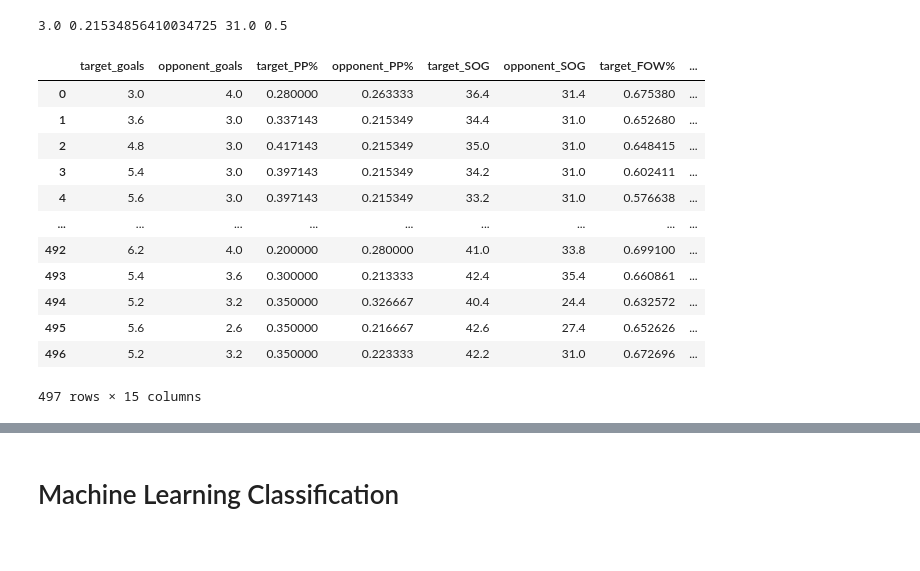
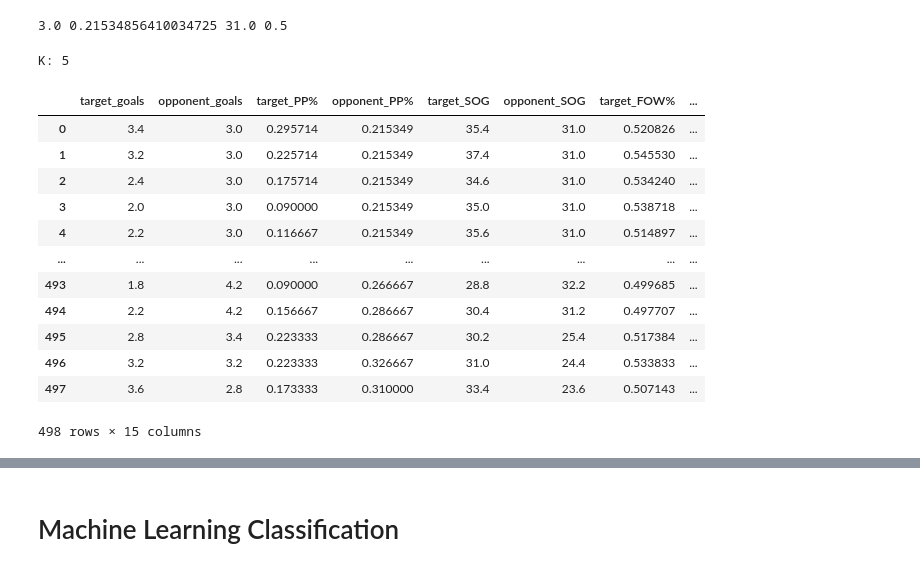
Before and after one commit to caleb-stewart/WHL-Game-Predictor, a Jupyter notebook: WHL_Win_Predictor.ipynb, the cells around one changed output, grey strips where cells are left out. Cells and saved outputs as stored; diff of their text form; code cells hidden in the pictures.

```diff
--- a/WHL_Win_Predictor.ipynb
+++ b/WHL_Win_Predictor.ipynb
@@ -192,0 +197,12 @@ dataset.to_csv('All_teams_WHL_stats.csv')
+# %%
+# We want to do a GET request getting the next games played
+# Maybe store this information within an [] of (Home Team, Visiting Team)
+
+# Then get a DF and train the model on both teams playing
+
+next_games_response = get_game_ids(game_id_url_func(1, 0))
+next_games = []
+for game in next_games_response:
+  next_games.append((game['HomeLongName'], game["VisitorLongName"]))
+
+print(next_games)
@@ -203,7 +221,7 @@ print(default_goals, default_ppp, default_sog, default_fowp)
 # %% [output]
 3.0 0.21534856410034725 31.0 0.5
 # %%
-def get_opponent_stats(dataset, queue, opponent_name):
+def get_opponent_stats(dataset, queue, opponent_name, row):
   opponent_goals = 0
   opponent_ppp = 0
   opponent_fowp = 0
@@ -331,16 +367,32 @@ for index, row in dataset.iterrows():
-# %%
-display(target_df)
-# %% [output]
-|  | target_goals | opponent_goals | target_PP% | opponent_PP% | target_SOG | opponent_SOG | target_FOW% | ... |
-| 0 | 3.0 | 4.0 | 0.280000 | 0.263333 | 36.4 | 31.4 | 0.675380 | ... |
-| 1 | 3.6 | 3.0 | 0.337143 | 0.215349 | 34.4 | 31.0 | 0.652680 | ... |
-| 2 | 4.8 | 3.0 | 0.417143 | 0.215349 | 35.0 | 31.0 | 0.648415 | ... |
-| 3 | 5.4 | 3.0 | 0.397143 | 0.215349 | 34.2 | 31.0 | 0.602411 | ... |
-| 4 | 5.6 | 3.0 | 0.397143 | 0.215349 | 33.2 | 31.0 | 0.576638 | ... |
-| ... | ... | ... | ... | ... | ... | ... | ... | ... |
-| 492 | 6.2 | 4.0 | 0.200000 | 0.280000 | 41.0 | 33.8 | 0.699100 | ... |
-| 493 | 5.4 | 3.6 | 0.300000 | 0.213333 | 42.4 | 35.4 | 0.660861 | ... |
-| 494 | 5.2 | 3.2 | 0.350000 | 0.326667 | 40.4 | 24.4 | 0.632572 | ... |
-| 495 | 5.6 | 2.6 | 0.350000 | 0.216667 | 42.6 | 27.4 | 0.652626 | ... |
-| 496 | 5.2 | 3.2 | 0.350000 | 0.223333 | 42.2 | 31.0 | 0.672696 | ... |
-497 rows × 15 columns
+# %%
+# loop through the next games, and get the dataframe for each team.
+# Probably store it in a [] of (DF Home, DF, Away)
+next_games_dfs = []
+for game in next_games:
+  home_team = game[0]
+  away_team = game[1]
+  home_team_stats_df = generate_team_stats(dataset, home_team, away_team, k)
+  away_team_stats_df = generate_team_stats(dataset, away_team, home_team, k)
+
+  next_games_dfs.append((home_team_stats_df, away_team_stats_df))
+
+a = generate_team_stats(dataset, 'Brandon Wheat Kings', 'Moose Jaw Warriors', k)
+print("K: " + str(k))
+# %% [output]
+K: 5
+# %%
+display(next_games_dfs[0][0])
+# %% [output]
+|  | target_goals | opponent_goals | target_PP% | opponent_PP% | target_SOG | opponent_SOG | target_FOW% | ... |
+| 0 | 3.4 | 3.0 | 0.295714 | 0.215349 | 35.4 | 31.0 | 0.520826 | ... |
+| 1 | 3.2 | 3.0 | 0.225714 | 0.215349 | 37.4 | 31.0 | 0.545530 | ... |
+| 2 | 2.4 | 3.0 | 0.175714 | 0.215349 | 34.6 | 31.0 | 0.534240 | ... |
+| 3 | 2.0 | 3.0 | 0.090000 | 0.215349 | 35.0 | 31.0 | 0.538718 | ... |
+| 4 | 2.2 | 3.0 | 0.116667 | 0.215349 | 35.6 | 31.0 | 0.514897 | ... |
+| ... | ... | ... | ... | ... | ... | ... | ... | ... |
+| 493 | 1.8 | 4.2 | 0.090000 | 0.266667 | 28.8 | 32.2 | 0.499685 | ... |
+| 494 | 2.2 | 4.2 | 0.156667 | 0.286667 | 30.4 | 31.2 | 0.497707 | ... |
+| 495 | 2.8 | 3.4 | 0.223333 | 0.286667 | 30.2 | 25.4 | 0.517384 | ... |
+| 496 | 3.2 | 3.2 | 0.223333 | 0.326667 | 31.0 | 24.4 | 0.533833 | ... |
+| 497 | 3.6 | 2.8 | 0.173333 | 0.310000 | 33.4 | 23.6 | 0.507143 | ... |
+498 rows × 15 columns
```
Also changed, not shown: parts of 16 cells of this notebook, 1 other file.
